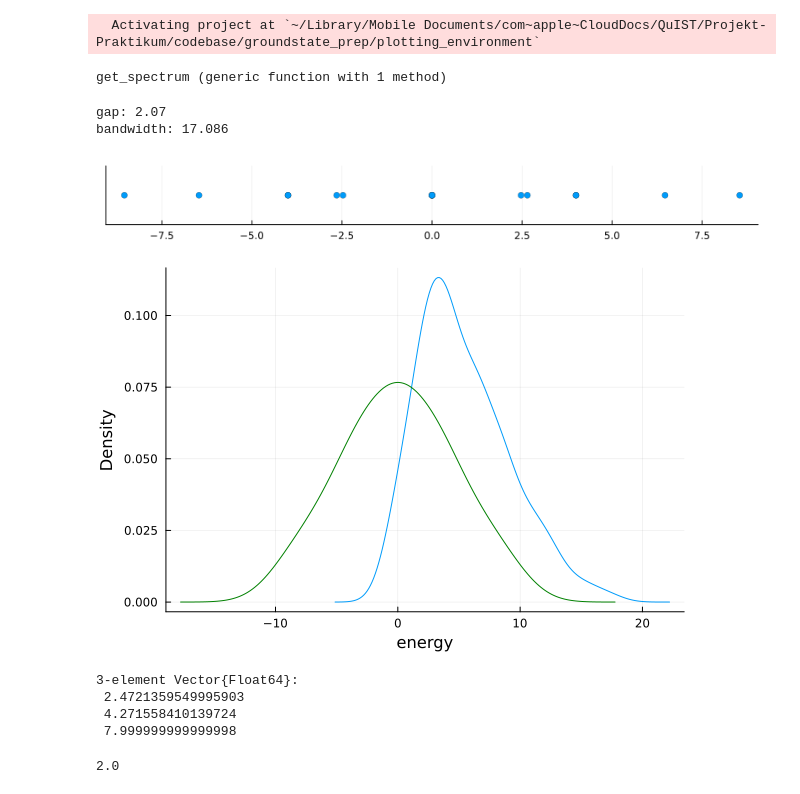
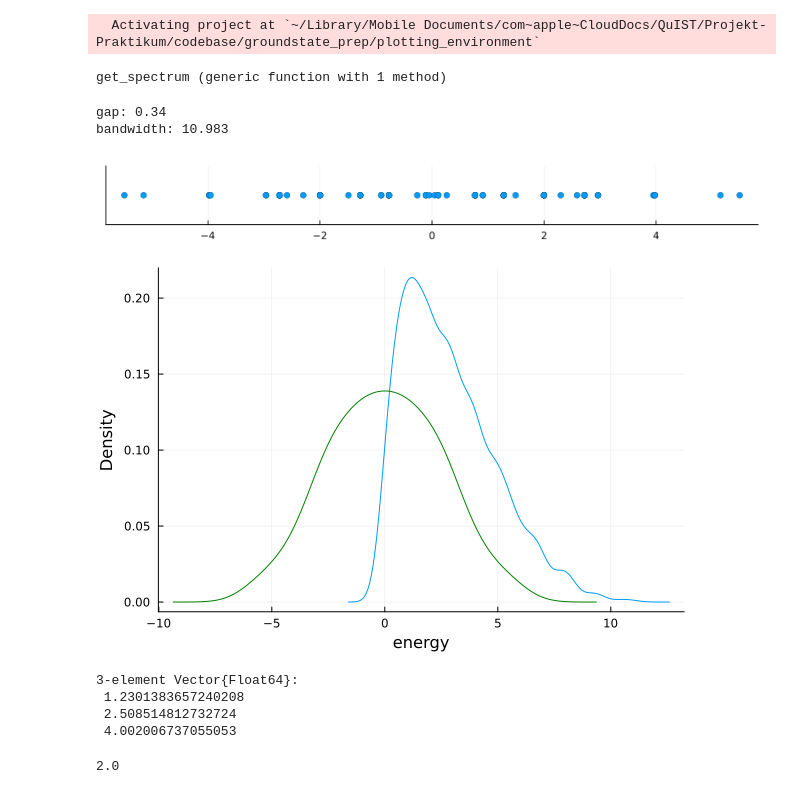
Before and after one commit to gabrielmaresch/groundstate_prep, a Jupyter notebook: bohr_analysis.ipynb, the cells around one changed output. Drawn from its saved outputs; the diff is of its cells as text; code cells hidden in the pictures.

```diff
--- a/bohr_analysis.ipynb
+++ b/bohr_analysis.ipynb
@@ -2,5 +2,14 @@
 using Pkg
 Pkg.activate(joinpath(pwd(), "plotting_environment"))
 # Pkg.instantiate()
+
+using StatsPlots
+using StatsBase
+using Random
+using Statistics
+
+using Plots
+include("ed.jl")
 # %% [output]
   Activating project at `~/Library/Mobile Documents/com~apple~CloudDocs/QuIST/Projekt-Praktikum/codebase/groundstate_prep/plotting_environment`
+get_spectrum (generic function with 1 method)
@@ -10,21 +16,19 @@ using StatsBase
-# %%
-using Random
-using Statistics
-using Plots
-include("ed.jl")
-# %% [output]
-get_spectrum (generic function with 1 method)
 # %%
-H = transverse_ising_hamiltonian(4, 1, 2);
+N = 6
+J, h = 1, 1.2
+norm = sqrt(J^2+h^2)
+
+H = transverse_ising_hamiltonian(N, J/norm, h/norm);
+
 s = get_spectrum(H)
 println("gap: ", round(s[2]-s[1], digits =2))
 println("bandwidth: ", round(s[end]-s[1],digits=3))
 
 scatter(s, zeros(length(s)), ylim=(-1,1),yticks=false, ylabel="", label="", aspect_ratio=:auto, size=(800,100))
 # %% [output]
-gap: 2.07
-bandwidth: 17.086
+gap: 0.34
+bandwidth: 10.983
-[figure, old version]
+[figure, new version]
 # %%
 bohr = Float64[]
 for i in 1:(length(s)-1)
@@ -42,11 +46,11 @@ display(p)
 
 quantile(bohr, [0.25, 0.5, 0.75])  # 25%, 50% (median), and 75% quantiles
 # %% [output]
-[figure, old version]
+[figure, new version]
 3-element Vector{Float64}:
- 2.4721359549995903
- 4.271558410139724
- 7.999999999999998
+ 1.2301383657240208
+ 2.508514812732724
+ 4.002006737055053
 # %%
 h = fit(Histogram, bohr, nbins=30)
 peak_bin = argmax(h.weights)
```
Also changed, not shown: parts of 1 cell of this notebook, 13 other files.
